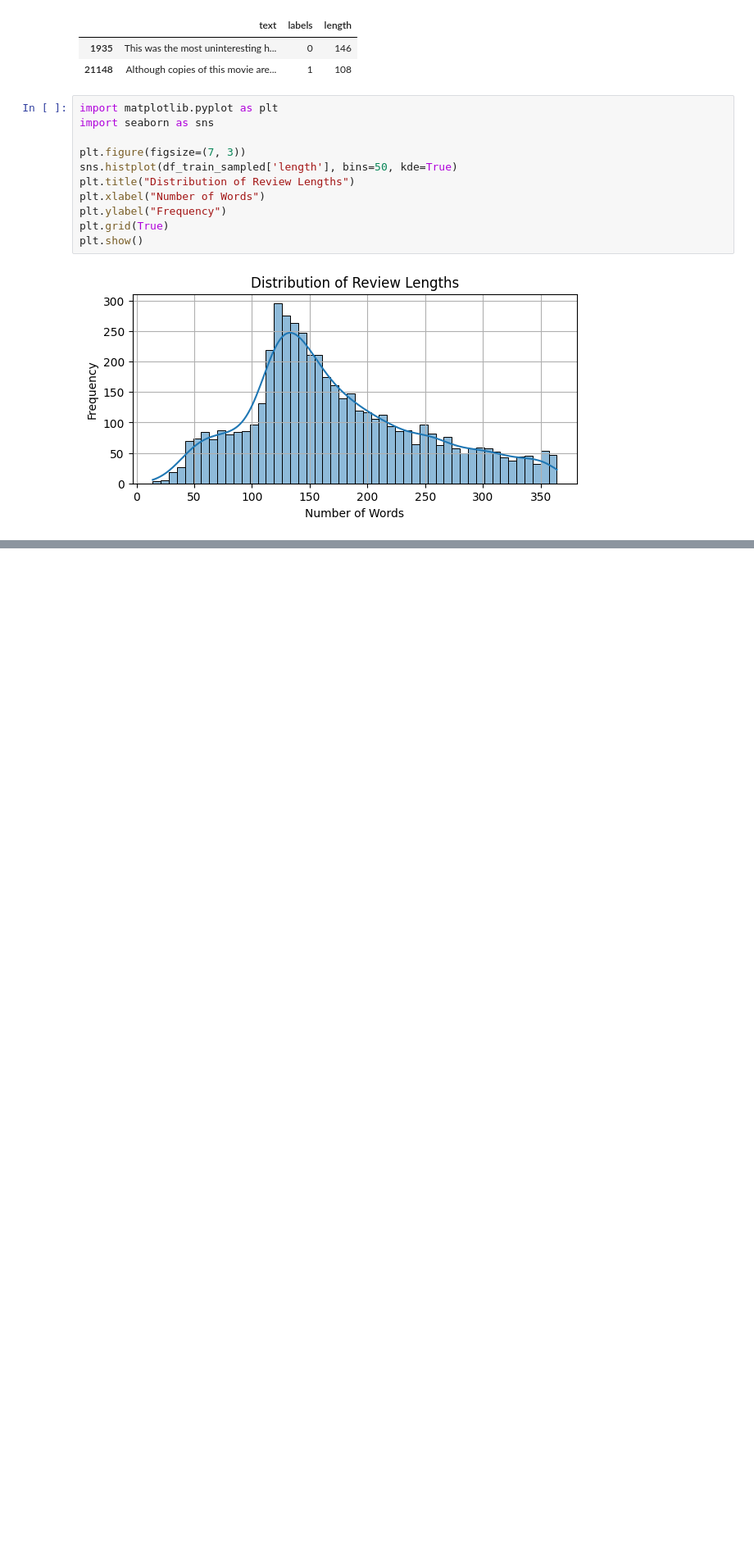
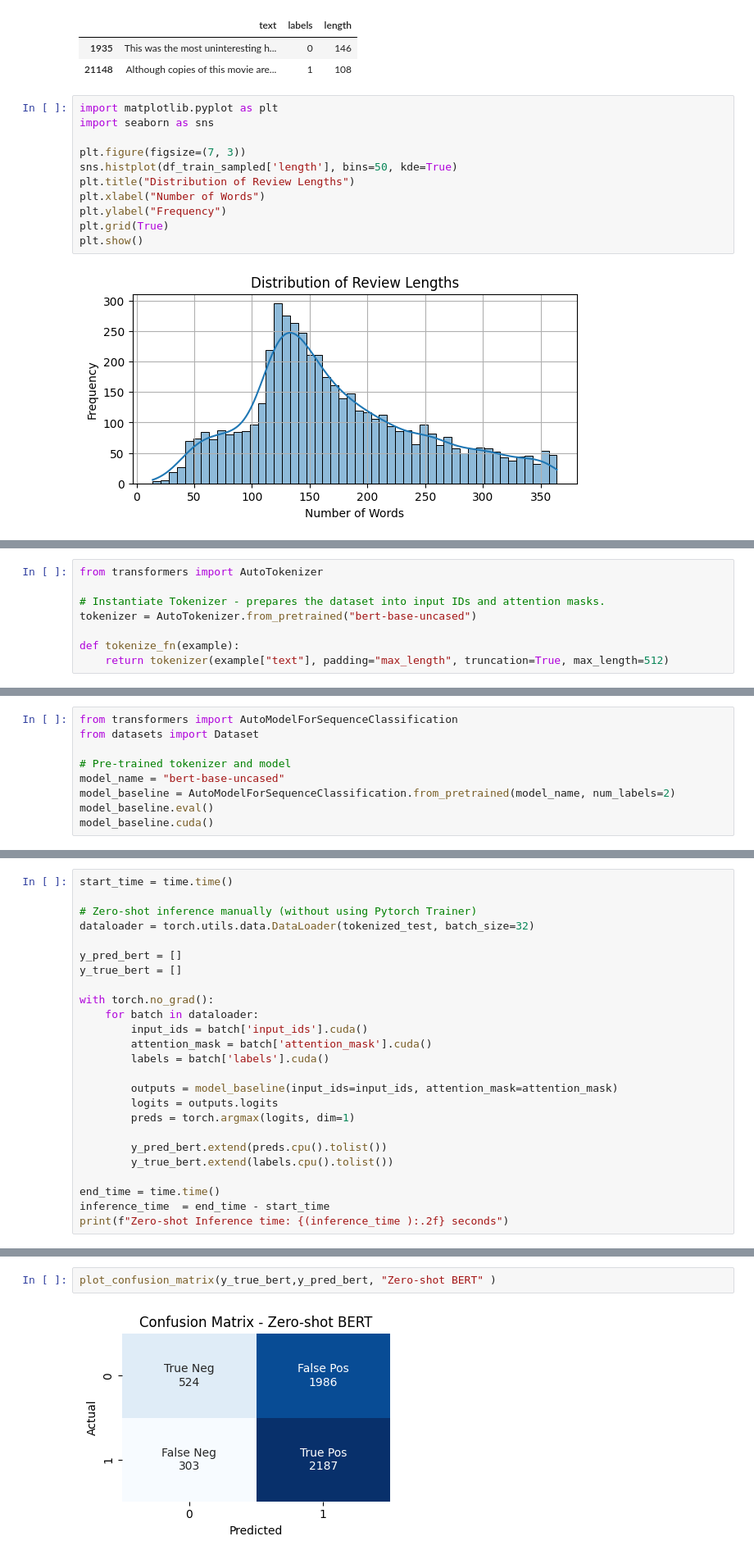
Before and after one commit to battery-code/FineTuneLLM_PEFT_BERT, a Jupyter notebook: Notebook_FineTuningPEFT-BERT.ipynb, the cells around one changed output, grey strips where cells are left out. Shown: that part at 82% size. Cells and saved outputs as stored; diff of their text form; blank space fills up the shorter version.

Commit message:
Baseline

```diff
--- a/Notebook_FineTuningPEFT-BERT.ipynb
+++ b/Notebook_FineTuningPEFT-BERT.ipynb
@@ -249,0 +256,8 @@ plt.show()
+# %%
+from transformers import AutoTokenizer
+
+# Instantiate Tokenizer - prepares the dataset into input IDs and attention masks.
+tokenizer = AutoTokenizer.from_pretrained("bert-base-uncased")
+
+def tokenize_fn(example):
+    return tokenizer(example["text"], padding="max_length", truncation=True, max_length=512)
@@ -249,0 +292,9 @@ plt.show()
+# %%
+from transformers import AutoModelForSequenceClassification
+from datasets import Dataset
+
+# Pre-trained tokenizer and model
+model_name = "bert-base-uncased"
+model_baseline = AutoModelForSequenceClassification.from_pretrained(model_name, num_labels=2)
+model_baseline.eval()
+model_baseline.cuda()
@@ -249,0 +337,25 @@ plt.show()
+# %%
+start_time = time.time()
+
+# Zero-shot inference manually (without using Pytorch Trainer)
+dataloader = torch.utils.data.DataLoader(tokenized_test, batch_size=32)
+
+y_pred_bert = []
+y_true_bert = []
+
+with torch.no_grad():
+    for batch in dataloader:
+        input_ids = batch['input_ids'].cuda()
+        attention_mask = batch['attention_mask'].cuda()
+        labels = batch['labels'].cuda()
+
+        outputs = model_baseline(input_ids=input_ids, attention_mask=attention_mask)
+        logits = outputs.logits
+        preds = torch.argmax(logits, dim=1)
+
+        y_pred_bert.extend(preds.cpu().tolist())
+        y_true_bert.extend(labels.cpu().tolist())
+
+end_time = time.time()
+inference_time  = end_time - start_time
+print(f"Zero-shot Inference time: {(inference_time ):.2f} seconds")
@@ -249,0 +374,4 @@ plt.show()
+# %%
+plot_confusion_matrix(y_true_bert,y_pred_bert, "Zero-shot BERT" )
+# %% [output]
+[figure, added]
```
Also changed, not shown: parts of 14 cells of this notebook.
